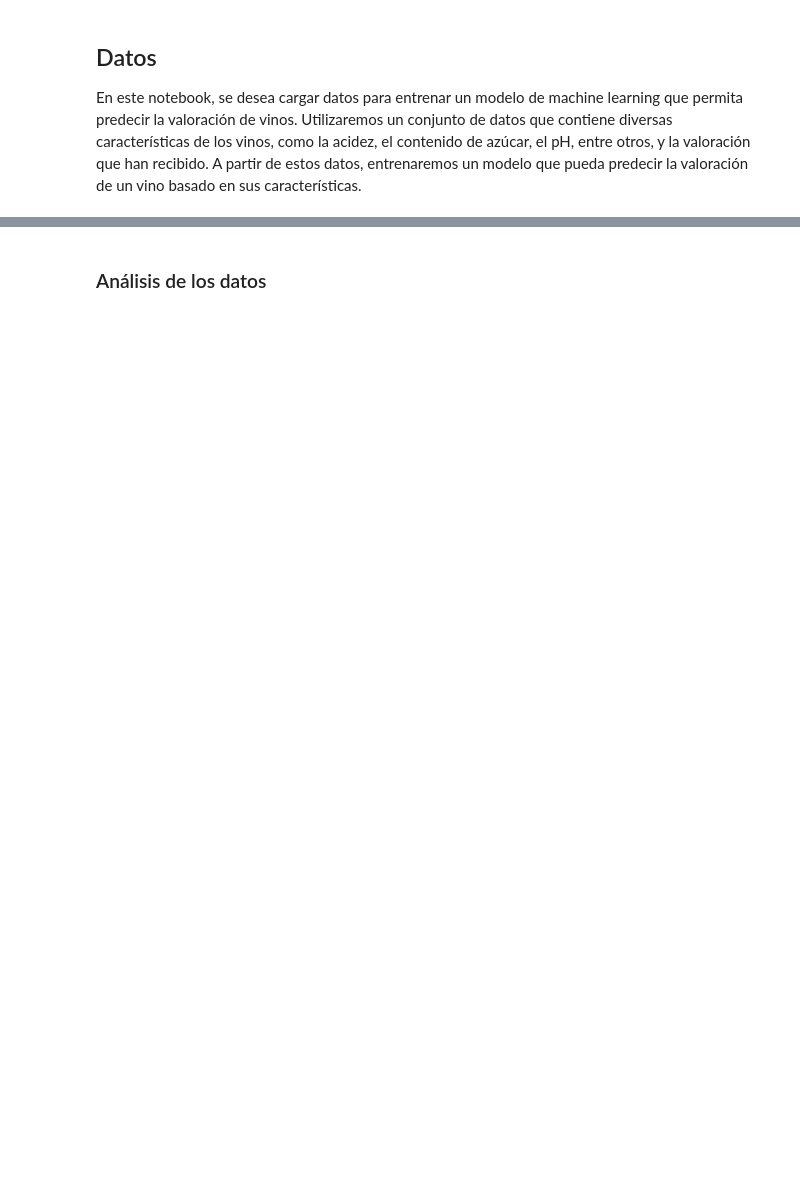
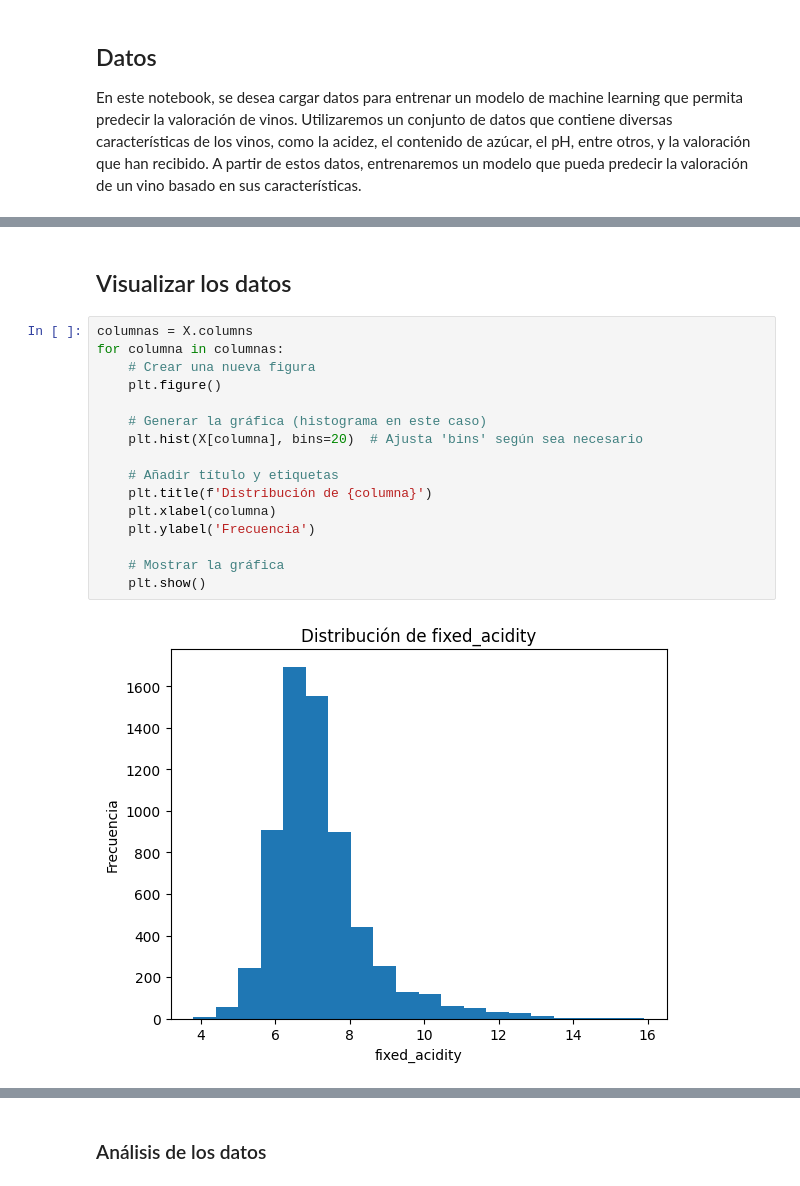
Before and after one commit to loleandote22/PruebasAprendizaje, a Jupyter notebook: Ejercicio.ipynb, the cells around one changed output, grey strips where cells are left out. Saved outputs shown, nothing was run; the diff lists cells and outputs as text; blank space fills up the shorter version.

```diff
--- a/Ejercicio.ipynb
+++ b/Ejercicio.ipynb
@@ -54,0 +164,20 @@ None
+# %% [markdown]
+## Visualizar los datos
+# %%
+columnas = X.columns
+for columna in columnas:
+    # Crear una nueva figura
+    plt.figure()
+
+    # Generar la gráfica (histograma en este caso)
+    plt.hist(X[columna], bins=20)  # Ajusta 'bins' según sea necesario
+
+    # Añadir título y etiquetas
+    plt.title(f'Distribución de {columna}')
+    plt.xlabel(columna)
+    plt.ylabel('Frecuencia')
+
+    # Mostrar la gráfica
+    plt.show()
+# %% [output]
+[figure, added]
```
Also changed, not shown: parts of 60 cells of this notebook.
